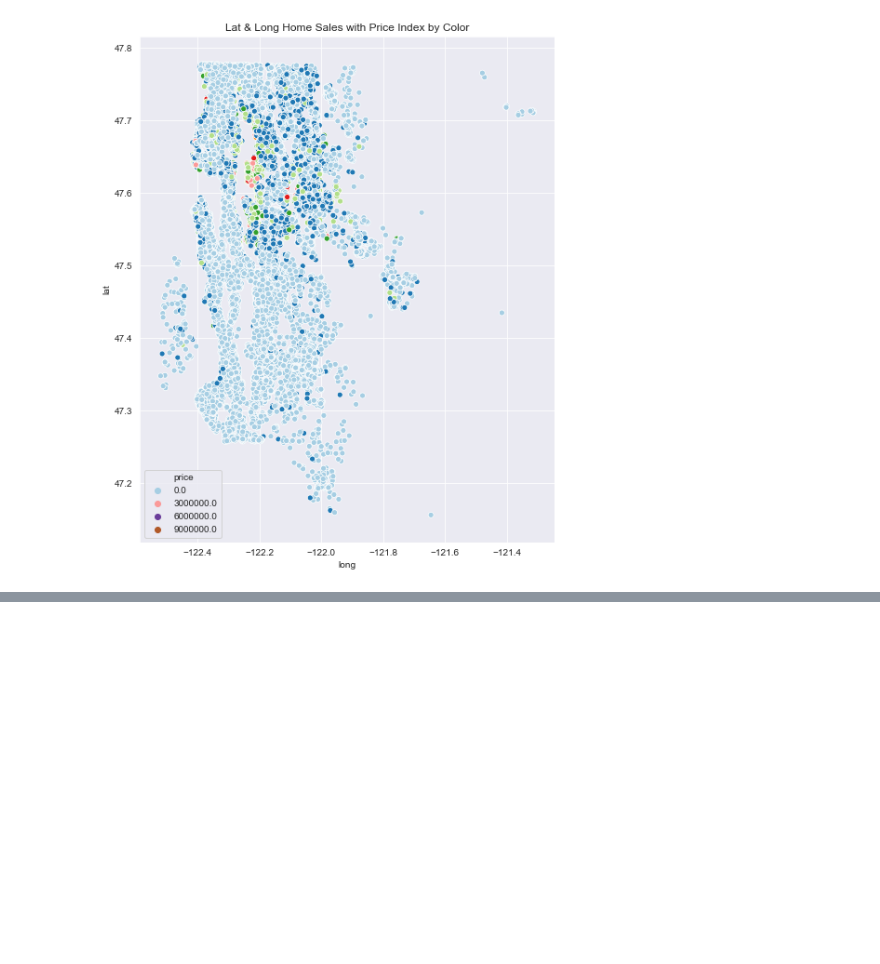
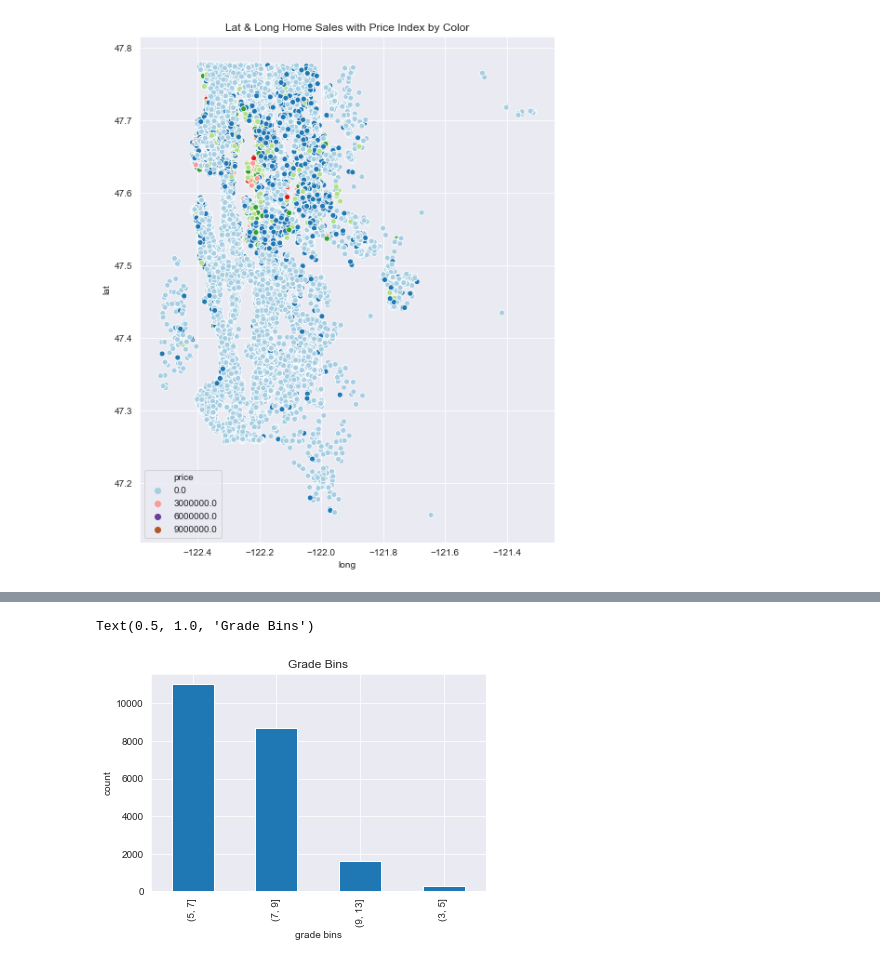
Before and after one commit to dylanteasdale12/dsc-mod-2-project-v2-1-onl01-dtsc-ft-052620, a Jupyter notebook: student.ipynb, the cells around one changed output, grey strips where cells are left out. Drawn from its saved outputs; the diff is of its cells as text; code cells hidden in the pictures; blank space fills up the shorter version.

```diff
--- a/student.ipynb
+++ b/student.ipynb
@@ -153,0 +266,5 @@ plt.legend(fancybox=True);
+# %%
+bins = [3, 5, 7, 9, 13]
+bins_grd = pd.cut(df['grade'], bins)
+bins_grd = bins_grd.cat.as_ordered()
+bins_grd.head()
@@ -153,0 +279,8 @@ plt.legend(fancybox=True);
+# %%
+bins_grd.value_counts().plot(kind='bar')
+plt.xlabel('grade bins')
+plt.ylabel('count')
+plt.title('Grade Bins')
+# %% [output]
+Text(0.5, 1.0, 'Grade Bins')
+[figure, added]
```
Also changed, not shown: parts of 27 cells of this notebook, 3 other files.
